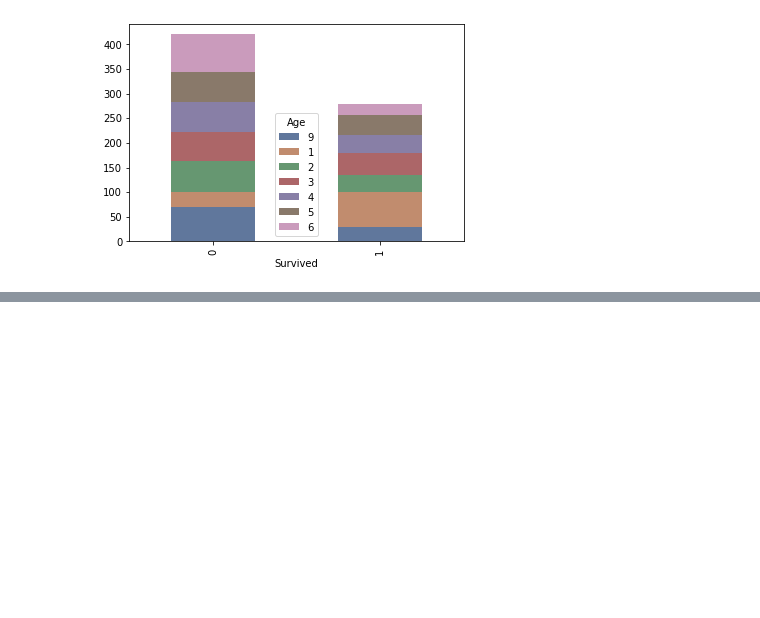
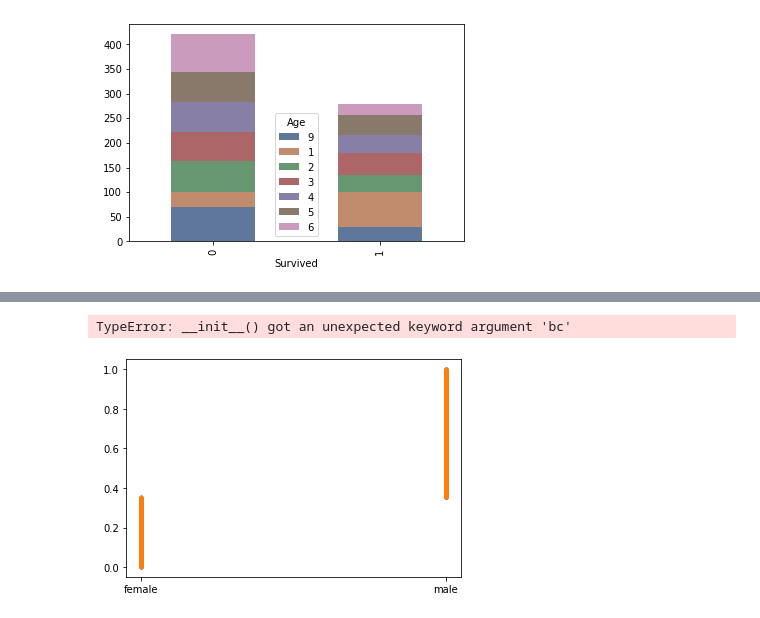
Before and after one commit to akakicreations/ejercicios-casuales-github, a Jupyter notebook: Práctica Titanic.ipynb, the cells around one changed output, grey strips where cells are left out. Drawn from its saved outputs; the diff is of its cells as text; code cells hidden in the pictures; blank space fills up the shorter version.

```diff
--- a/Práctica Titanic.ipynb
+++ b/Práctica Titanic.ipynb
@@ -137,0 +176,25 @@ plot = pd.crosstab(index=titanic['Survived'],
+# %%
+#No sale!!!!
+import matplotlib.pyplot as plt
+import pandas as pd
+import numpy as np
+import seaborn as sns
+
+def ecdf(data):
+    xs = np.sort(data)
+    ys = np.arange(1, len(xs)+1)/float(len(xs))
+    return xs, ys
+
+x_male, y_male = ecdf (df_titanic ['Sex'])
+x_female, y_female = ecdf (df_titanic ['Sex'])
+
+plot1 = plt.plot(x_male, y_male, marker = '.', linestyle = 'none')
+plot1 = plt.plot(x_female, y_female, marker = '.', linestyle = 'none')
+
+plot1 = plt.legend ('male', 'female', bc = 'lowerright')
+plot1 = plt.xlabel('Superviviente')
+plot1 = plt.ylabel('ECDF')
+plt.show()
+# %% [output]
+TypeError: __init__() got an unexpected keyword argument 'bc'
+[figure, added]
```
Also changed, not shown: parts of 4 cells of this notebook.
